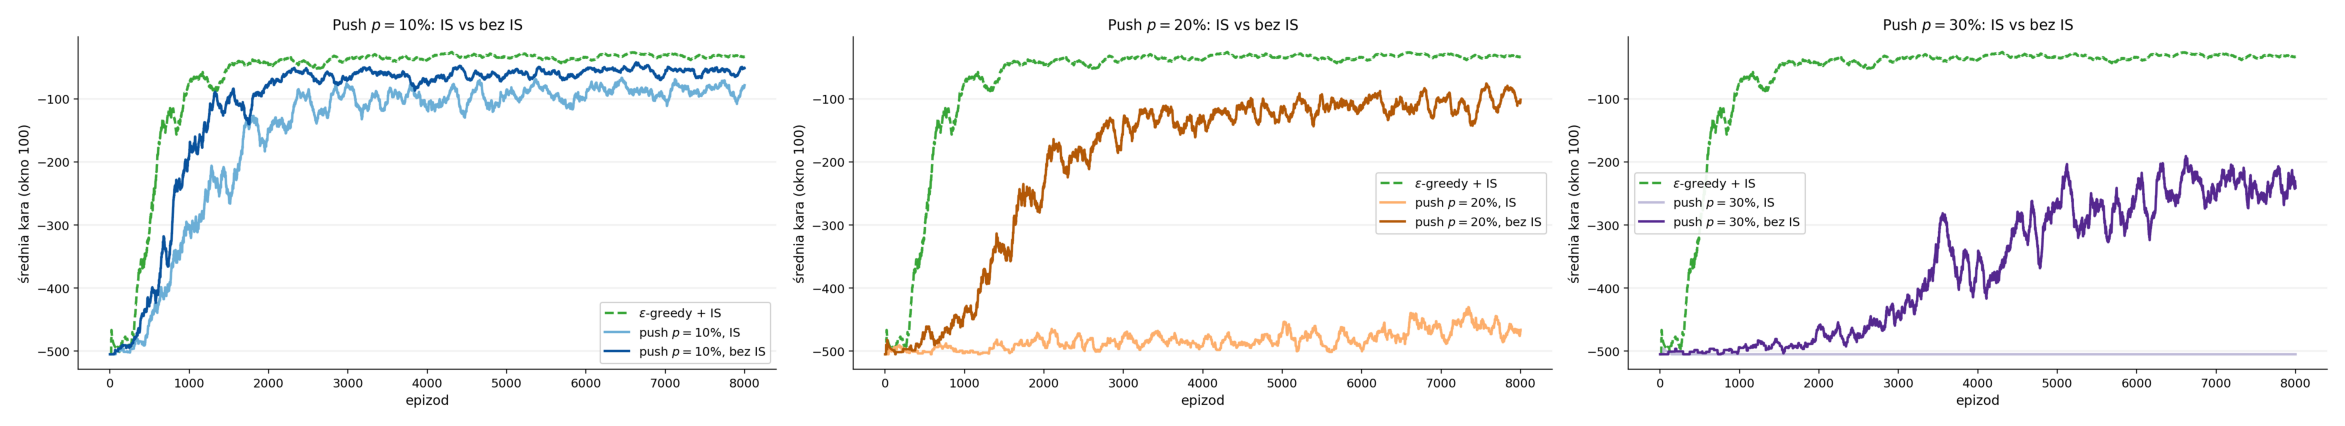
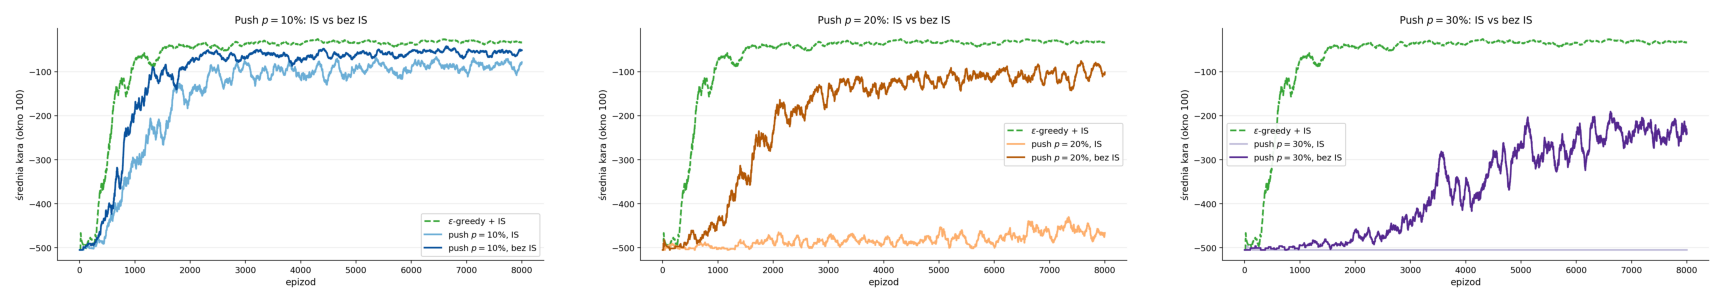
The change to this notebook cell's code, shown as a diff; its figure went from the first image to the second:
--- before
+++ after
@@ -1,15 +1,19 @@
 prefix = "push_outcomes/"
 
-array = []
-for p in [10, 20, 30]:
-    array.append(f"{prefix}push_bias_sweep_p{p}_is_vs_nois.png")
+plot_image_matrix(
+    [[
+        f"{prefix}push_bias_sweep_p10_is_vs_nois.png",
+        f"{prefix}push_bias_sweep_p20_is_vs_nois.png",
+        f"{prefix}push_bias_sweep_p30_is_vs_nois.png",
+    ]],
+    figsize=(22, 7),
+    wspace=0.08,
+)
 
-plot_image_matrix([array], figsize=(30, 30))
+plot_image_matrix(
+    [[f"{prefix}push_bias_sweep_all_is.png", f"{prefix}push_bias_sweep_all_nois.png"]],
+    figsize=(18, 7),
+    wspace=0.08,
+)
 
-matrix = []
-matrix.append([f"{prefix}push_bias_sweep_all_is.png", f"{prefix}push_bias_sweep_all_nois.png"])
-plot_image_matrix(matrix, figsize=(30, 30))
-
-matrix = []
-matrix.append([f"{prefix}push_bias_sweep.png"])
-plot_image_matrix(matrix, figsize=(15, 20))
+plot_image_matrix([[f"{prefix}push_bias_sweep.png"]], figsize=(14, 9))

Commit: adsf